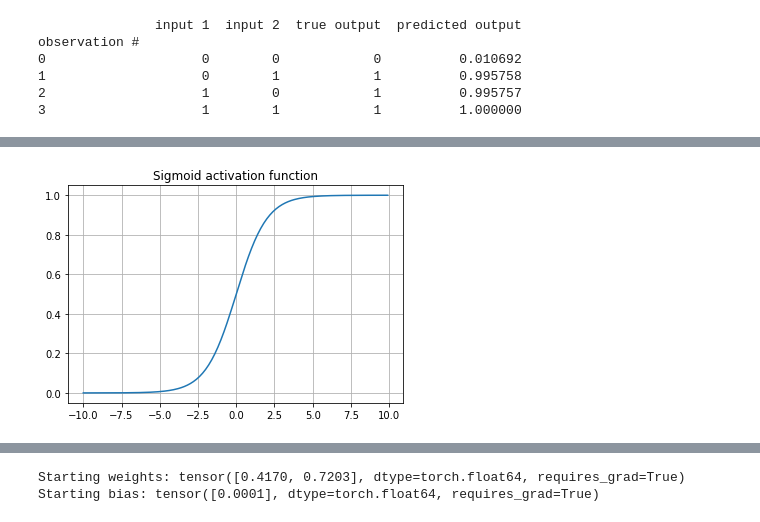
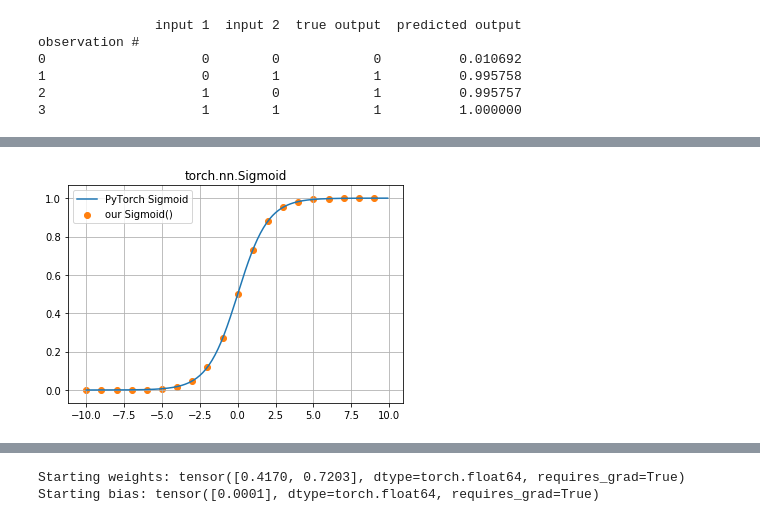
Before and after one commit to glennklockwood/limelead, a Jupyter notebook: notebooks/perceptron.ipynb, the cells around one changed output, grey strips where cells are left out. Saved outputs shown, nothing was run; the diff lists cells and outputs as text; code cells hidden in the pictures.

```diff
--- a/notebooks/perceptron.ipynb
+++ b/notebooks/perceptron.ipynb
@@ -246,8 +279,10 @@ import torch
 # %%
 x = numpy.arange(-10, 10, 0.1)
-matplotlib.pyplot.plot(x, torch.nn.Sigmoid()(torch.from_numpy(x)).detach().numpy())
+matplotlib.pyplot.plot(x, torch.nn.Sigmoid()(torch.from_numpy(x)).detach().numpy(), label="PyTorch Sigmoid")
+matplotlib.pyplot.scatter(x[::10], sigmoid(x[::10]), color='C1', label="our Sigmoid()")
 matplotlib.pyplot.grid()
-matplotlib.pyplot.title("Sigmoid activation function")
+matplotlib.pyplot.legend()
+matplotlib.pyplot.title("torch.nn.Sigmoid")
 pass
 # %% [output]
-[figure, old version]
+[figure, new version]
```
Also changed, not shown: parts of 18 cells of this notebook.
